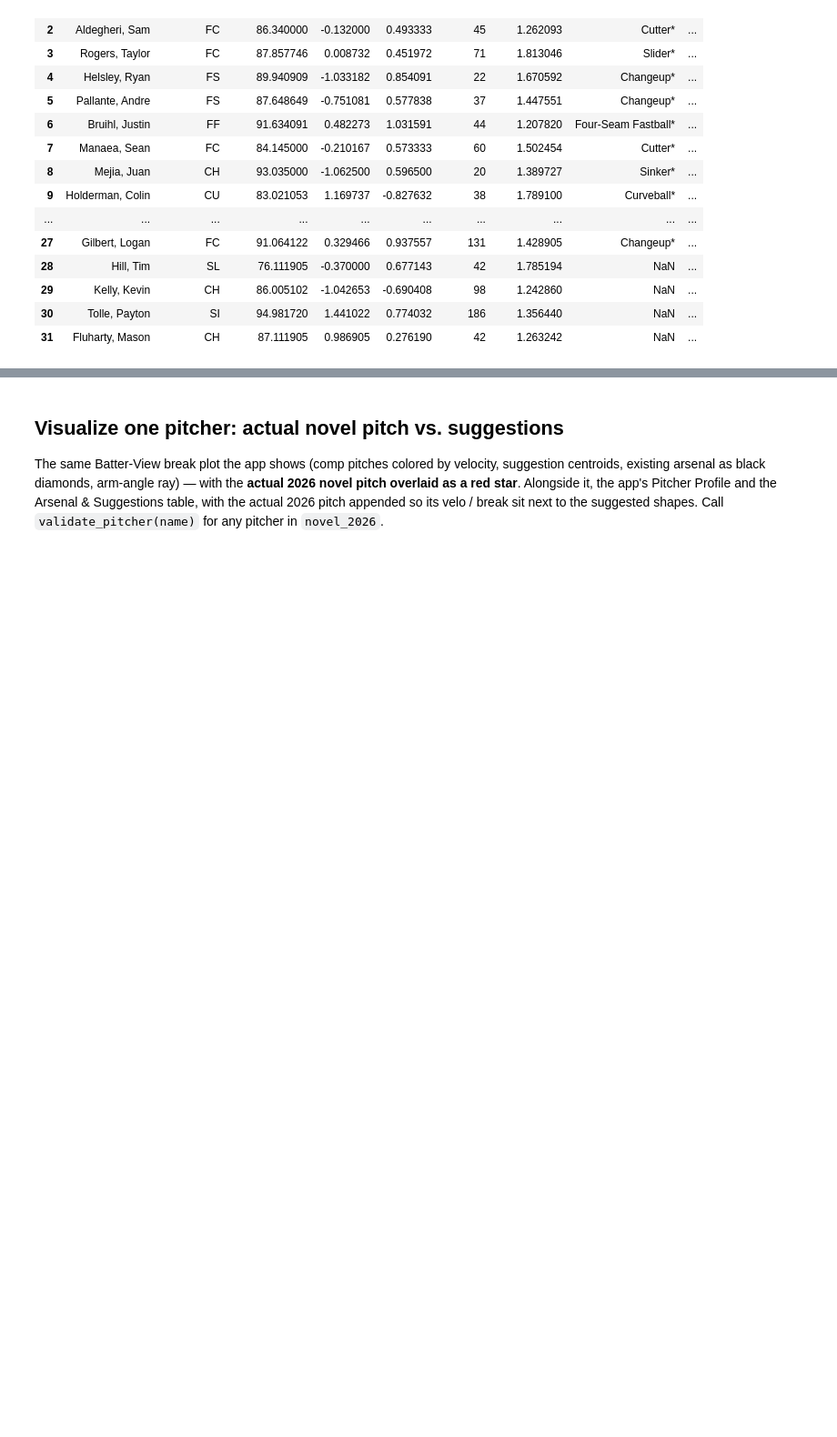
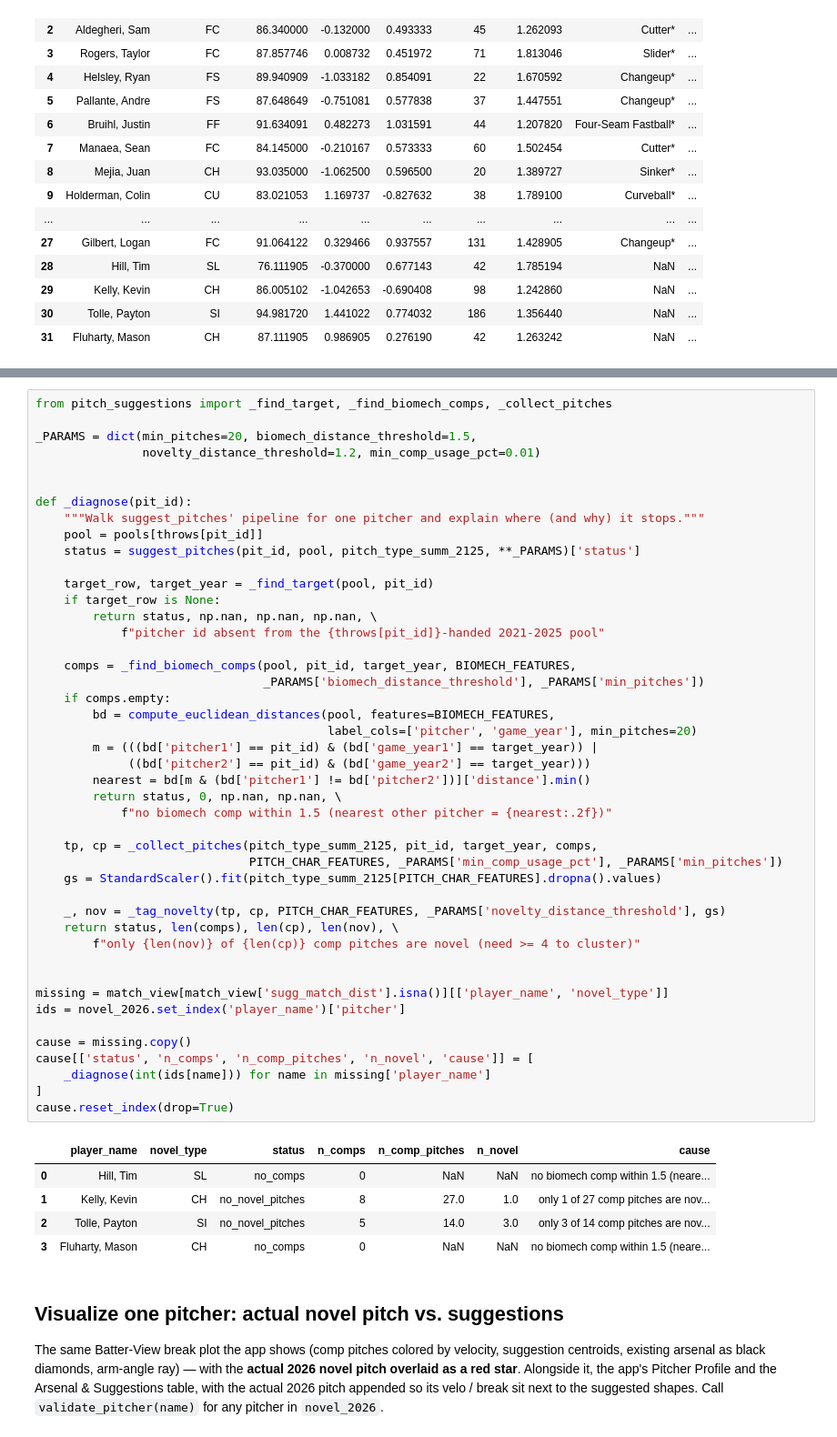
Before and after one commit to simontodreas/mlb-pitch-loadout, a Jupyter notebook: 2026 Validation.ipynb, the cells around one changed output, grey strips where cells are left out. Shown at 91% size. Saved outputs shown, nothing was run; the diff lists cells and outputs as text; blank space fills up the shorter version.

```diff
--- a/2026 Validation.ipynb
+++ b/2026 Validation.ipynb
@@ -273,3 +283,54 @@ match_view
+# %%
+from pitch_suggestions import _find_target, _find_biomech_comps, _collect_pitches
+
+_PARAMS = dict(min_pitches=20, biomech_distance_threshold=1.5,
+               novelty_distance_threshold=1.2, min_comp_usage_pct=0.01)
+
+
+def _diagnose(pit_id):
+    """Walk suggest_pitches' pipeline for one pitcher and explain where (and why) it stops."""
+    pool = pools[throws[pit_id]]
+    status = suggest_pitches(pit_id, pool, pitch_type_summ_2125, **_PARAMS)['status']
+
+    target_row, target_year = _find_target(pool, pit_id)
+    if target_row is None:
+        return status, np.nan, np.nan, np.nan, \
+            f"pitcher id absent from the {throws[pit_id]}-handed 2021-2025 pool"
+
+    comps = _find_biomech_comps(pool, pit_id, target_year, BIOMECH_FEATURES,
+                                _PARAMS['biomech_distance_threshold'], _PARAMS['min_pitches'])
+    if comps.empty:
+        bd = compute_euclidean_distances(pool, features=BIOMECH_FEATURES,
+                                         label_cols=['pitcher', 'game_year'], min_pitches=20)
+        m = (((bd['pitcher1'] == pit_id) & (bd['game_year1'] == target_year)) |
+             ((bd['pitcher2'] == pit_id) & (bd['game_year2'] == target_year)))
+        nearest = bd[m & (bd['pitcher1'] != bd['pitcher2'])]['distance'].min()
+        return status, 0, np.nan, np.nan, \
+            f"no biomech comp within 1.5 (nearest other pitcher = {nearest:.2f})"
+
+    tp, cp = _collect_pitches(pitch_type_summ_2125, pit_id, target_year, comps,
+                              PITCH_CHAR_FEATURES, _PARAMS['min_comp_usage_pct'], _PARAMS['min_pitches'])
+    gs = StandardScaler().fit(pitch_type_summ_2125[PITCH_CHAR_FEATURES].dropna().values)
+
+    _, nov = _tag_novelty(tp, cp, PITCH_CHAR_FEATURES, _PARAMS['novelty_distance_threshold'], gs)
+    return status, len(comps), len(cp), len(nov), \
+        f"only {len(nov)} of {len(cp)} comp pitches are novel (need >= 4 to cluster)"
+
+
+missing = match_view[match_view['sugg_match_dist'].isna()][['player_name', 'novel_type']]
+ids = novel_2026.set_index('player_name')['pitcher']
+
+cause = missing.copy()
+cause[['status', 'n_comps', 'n_comp_pitches', 'n_novel', 'cause']] = [
+    _diagnose(int(ids[name])) for name in missing['player_name']
+]
+cause.reset_index(drop=True)
+# %% [output]
+|  | player_name | novel_type | status | n_comps | n_comp_pitches | n_novel | cause |
+| 0 | Hill, Tim | SL | no_comps | 0 | NaN | NaN | no biomech comp within 1.5 (neare... |
+| 1 | Kelly, Kevin | CH | no_novel_pitches | 8 | 27.0 | 1.0 | only 1 of 27 comp pitches are nov... |
+| 2 | Tolle, Payton | SI | no_novel_pitches | 5 | 14.0 | 3.0 | only 3 of 14 comp pitches are nov... |
+| 3 | Fluharty, Mason | CH | no_comps | 0 | NaN | NaN | no biomech comp within 1.5 (neare... |
 # %% [markdown]
 ## Visualize one pitcher: actual novel pitch vs. suggestions
 
```
Also changed, not shown: parts of 4 cells of this notebook, 1 other file.
